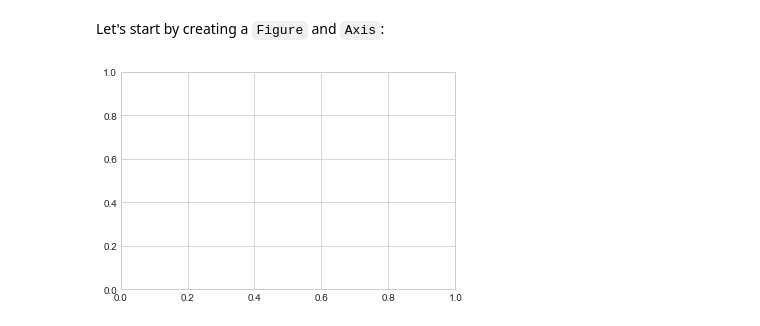
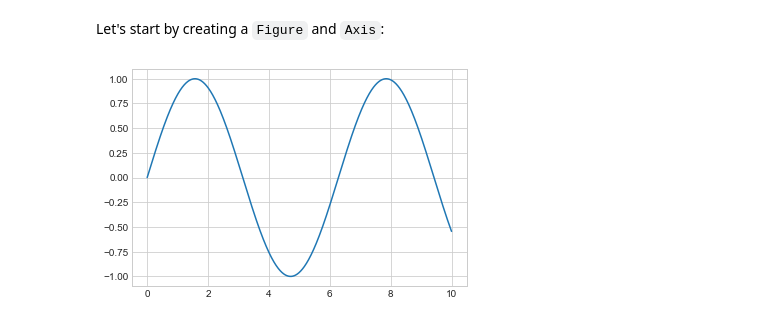
Before and after one commit to GiuseppeBaldini/Python-DS-Handbook, a Jupyter notebook: 4.Matplotlib/04.01 - Simple Line Plots.ipynb, the cells around one changed output. Drawn from its saved outputs; the diff is of its cells as text; code cells hidden in the pictures.

```diff
--- a/4.Matplotlib/04.01 - Simple Line Plots.ipynb
+++ b/4.Matplotlib/04.01 - Simple Line Plots.ipynb
@@ -12,5 +12,8 @@ Let's start by creating a <code>Figure</code> and <code>Axis</code>:
 # %%
 fig = plt.figure()
 ax = plt.axes()
+
+x = np.linspace(0, 10, 1000)
+ax.plot(x, np.sin(x));
 # %% [output]
-[figure, old version]
+[figure, new version]
```
Also changed, not shown: parts of 20 cells of this notebook, 2 other files.
